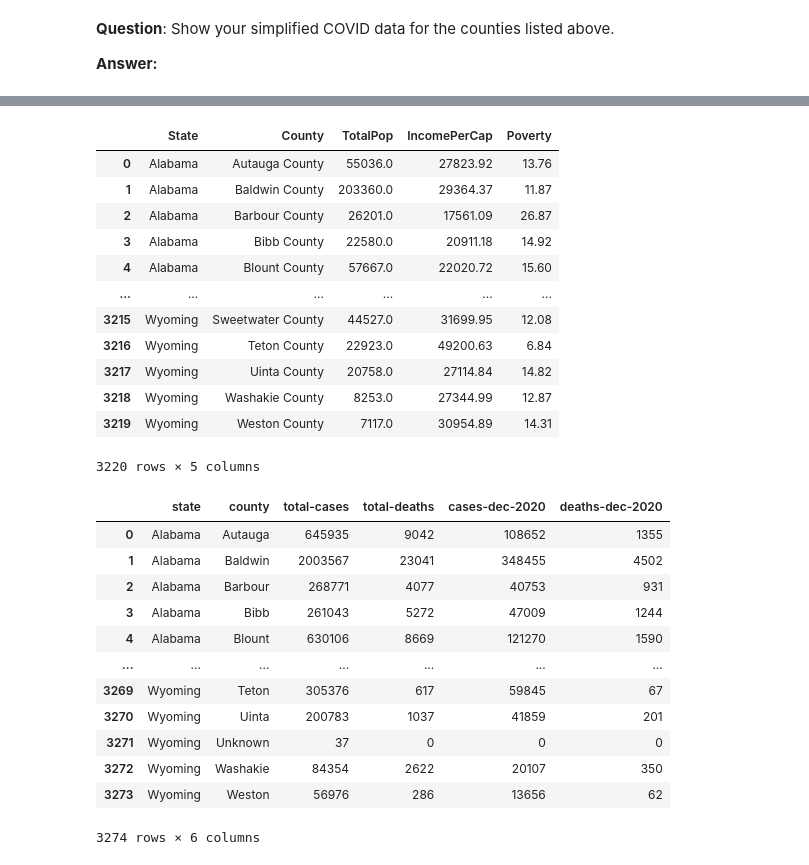
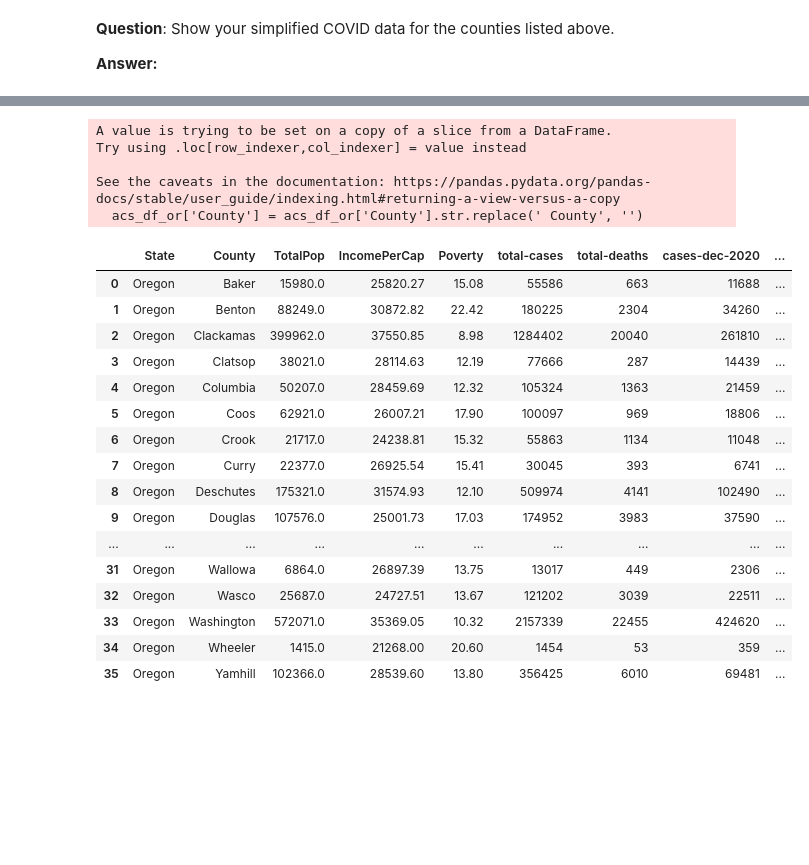
Before and after one commit to pkaran57/data-engineering, a Jupyter notebook: in-class-assignments/assignment-5/data-integration-activity.ipynb, the cells around one changed output, grey strips where cells are left out. Saved outputs shown, nothing was run; the diff lists cells and outputs as text; code cells hidden in the pictures; blank space fills up the shorter version.

```diff
--- a/in-class-assignments/assignment-5/data-integration-activity.ipynb
+++ b/in-class-assignments/assignment-5/data-integration-activity.ipynb
@@ -107,30 +111,35 @@ __Question:__ List your integrated data for all counties in the State of Oregon.
-# %%
-display(acs_df)
-display(covid_df)
-# %% [output]
-|  | State | County | TotalPop | IncomePerCap | Poverty |
-| 0 | Alabama | Autauga County | 55036.0 | 27823.92 | 13.76 |
-| 1 | Alabama | Baldwin County | 203360.0 | 29364.37 | 11.87 |
-| 2 | Alabama | Barbour County | 26201.0 | 17561.09 | 26.87 |
-| 3 | Alabama | Bibb County | 22580.0 | 20911.18 | 14.92 |
-| 4 | Alabama | Blount County | 57667.0 | 22020.72 | 15.60 |
-| ... | ... | ... | ... | ... | ... |
-| 3215 | Wyoming | Sweetwater County | 44527.0 | 31699.95 | 12.08 |
-| 3216 | Wyoming | Teton County | 22923.0 | 49200.63 | 6.84 |
-| 3217 | Wyoming | Uinta County | 20758.0 | 27114.84 | 14.82 |
-| 3218 | Wyoming | Washakie County | 8253.0 | 27344.99 | 12.87 |
-| 3219 | Wyoming | Weston County | 7117.0 | 30954.89 | 14.31 |
-3220 rows × 5 columns
-|  | state | county | total-cases | total-deaths | cases-dec-2020 | deaths-dec-2020 |
-| 0 | Alabama | Autauga | 645935 | 9042 | 108652 | 1355 |
-| 1 | Alabama | Baldwin | 2003567 | 23041 | 348455 | 4502 |
-| 2 | Alabama | Barbour | 268771 | 4077 | 40753 | 931 |
-| 3 | Alabama | Bibb | 261043 | 5272 | 47009 | 1244 |
-| 4 | Alabama | Blount | 630106 | 8669 | 121270 | 1590 |
-| ... | ... | ... | ... | ... | ... | ... |
-| 3269 | Wyoming | Teton | 305376 | 617 | 59845 | 67 |
-| 3270 | Wyoming | Uinta | 200783 | 1037 | 41859 | 201 |
-| 3271 | Wyoming | Unknown | 37 | 0 | 0 | 0 |
-| 3272 | Wyoming | Washakie | 84354 | 2622 | 20107 | 350 |
-| 3273 | Wyoming | Weston | 56976 | 286 | 13656 | 62 |
-3274 rows × 6 columns
+# %%
+acs_df_or = acs_df[acs_df.State == 'Oregon']
+acs_df_or['County'] = acs_df_or['County'].str.replace(' County', '')
+
+covid_df_or = covid_df[covid_df.state == 'Oregon']
+
+or_df = pd.merge(acs_df_or, covid_df_or, left_on = ['State', 'County'], right_on = ['state', 'county'])
+
+or_df = or_df.drop(columns=['state'])
+or_df = or_df.drop(columns=['county'])
+
+display(or_df)
+# %% [output]
+A value is trying to be set on a copy of a slice from a DataFrame.
+Try using .loc[row_indexer,col_indexer] = value instead
+
+See the caveats in the documentation: https://pandas.pydata.org/pandas-docs/stable/user_guide/indexing.html#returning-a-view-versus-a-copy
+  acs_df_or['County'] = acs_df_or['County'].str.replace(' County', '')
+|  | State | County | TotalPop | IncomePerCap | Poverty | total-cases | total-deaths | cases-dec-2020 | ... |
+| 0 | Oregon | Baker | 15980.0 | 25820.27 | 15.08 | 55586 | 663 | 11688 | ... |
+| 1 | Oregon | Benton | 88249.0 | 30872.82 | 22.42 | 180225 | 2304 | 34260 | ... |
+| 2 | Oregon | Clackamas | 399962.0 | 37550.85 | 8.98 | 1284402 | 20040 | 261810 | ... |
+| 3 | Oregon | Clatsop | 38021.0 | 28114.63 | 12.19 | 77666 | 287 | 14439 | ... |
+| 4 | Oregon | Columbia | 50207.0 | 28459.69 | 12.32 | 105324 | 1363 | 21459 | ... |
+| 5 | Oregon | Coos | 62921.0 | 26007.21 | 17.90 | 100097 | 969 | 18806 | ... |
+| 6 | Oregon | Crook | 21717.0 | 24238.81 | 15.32 | 55863 | 1134 | 11048 | ... |
+| 7 | Oregon | Curry | 22377.0 | 26925.54 | 15.41 | 30045 | 393 | 6741 | ... |
+| 8 | Oregon | Deschutes | 175321.0 | 31574.93 | 12.10 | 509974 | 4141 | 102490 | ... |
+| 9 | Oregon | Douglas | 107576.0 | 25001.73 | 17.03 | 174952 | 3983 | 37590 | ... |
+| ... | ... | ... | ... | ... | ... | ... | ... | ... | ... |
+| 31 | Oregon | Wallowa | 6864.0 | 26897.39 | 13.75 | 13017 | 449 | 2306 | ... |
+| 32 | Oregon | Wasco | 25687.0 | 24727.51 | 13.67 | 121202 | 3039 | 22511 | ... |
+| 33 | Oregon | Washington | 572071.0 | 35369.05 | 10.32 | 2157339 | 22455 | 424620 | ... |
+| 34 | Oregon | Wheeler | 1415.0 | 21268.00 | 20.60 | 1454 | 53 | 359 | ... |
+| 35 | Oregon | Yamhill | 102366.0 | 28539.60 | 13.80 | 356425 | 6010 | 69481 | ... |
```
Also changed, not shown: parts of 19 cells of this notebook, 1 other file.
